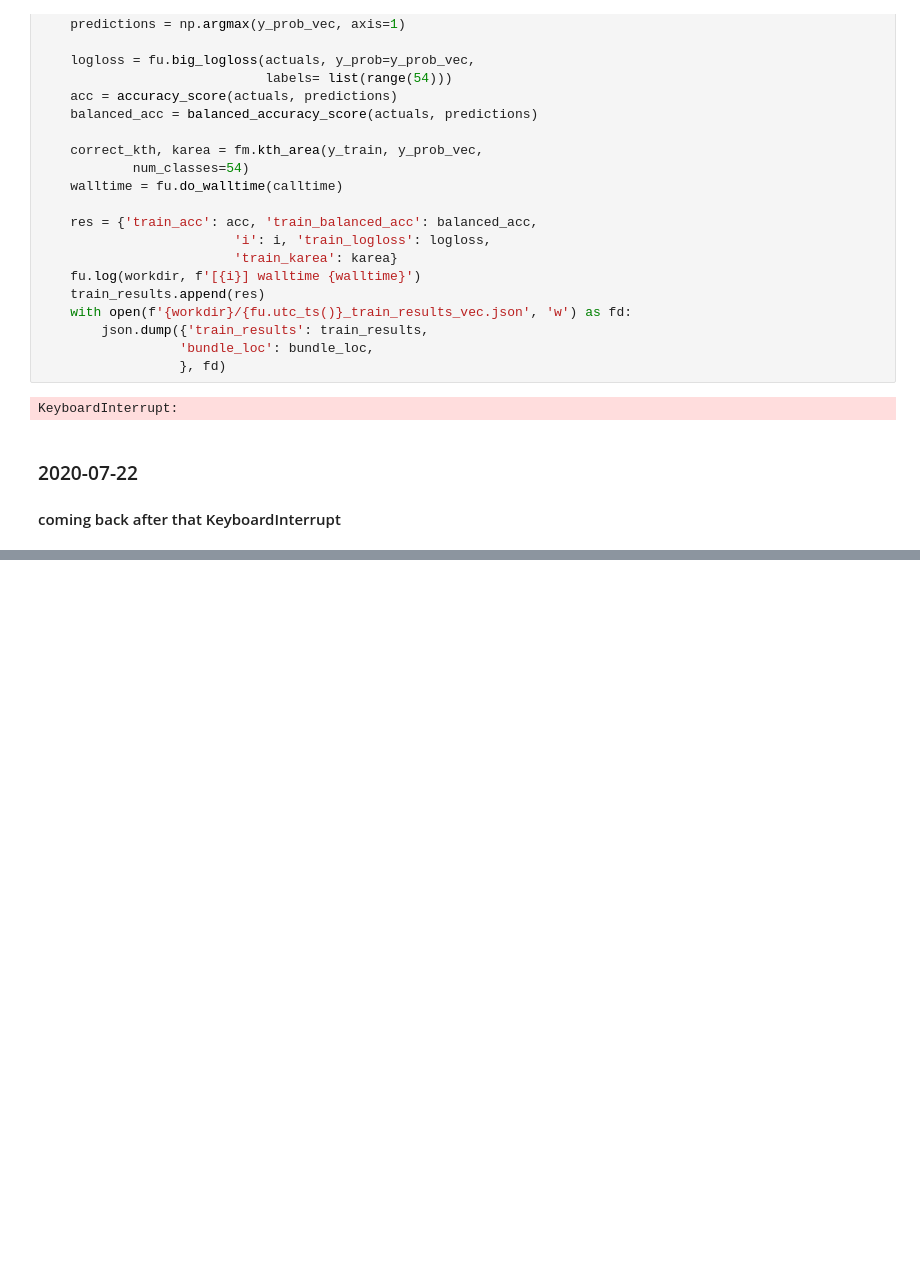
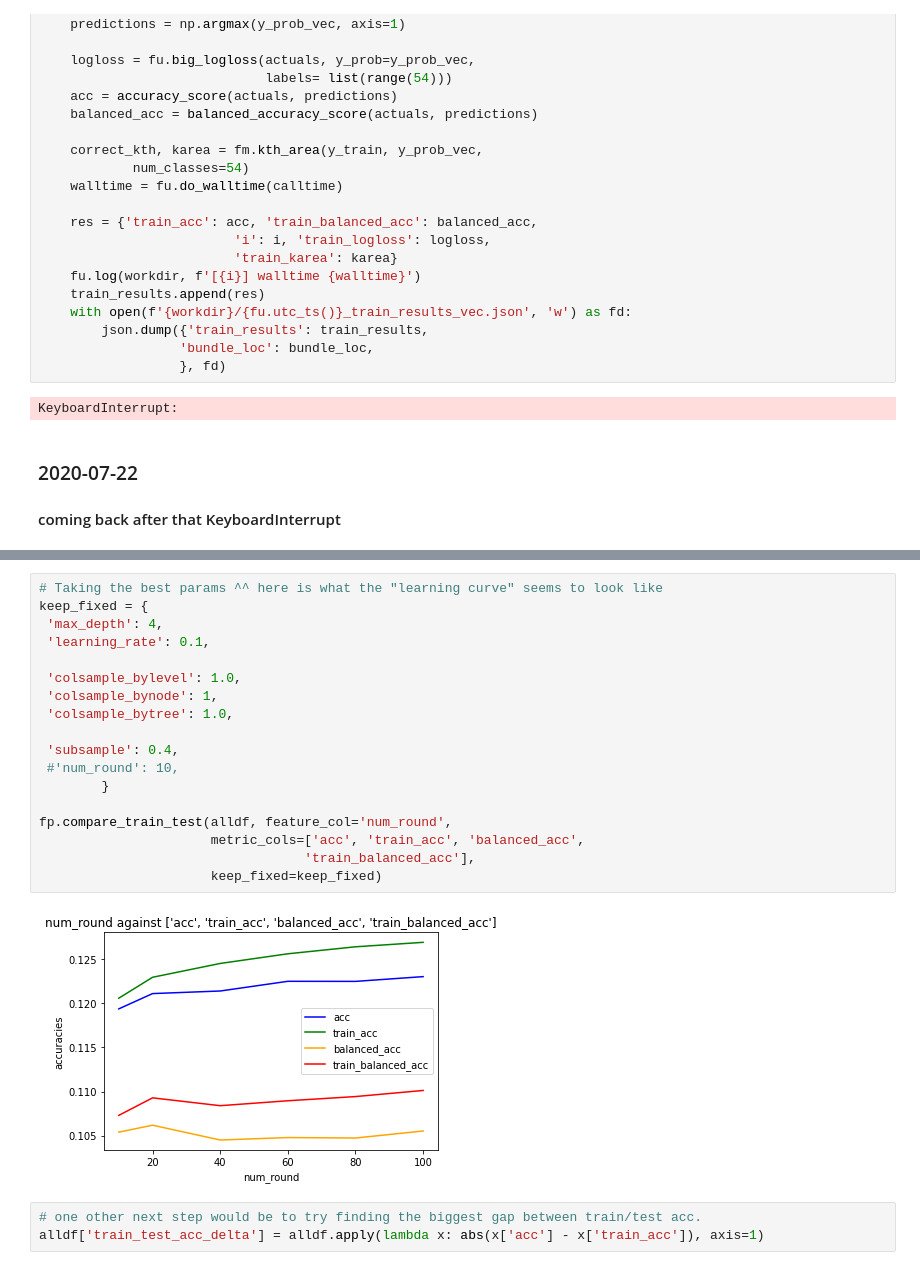
Before and after one commit to namoopsoo/learn-citibike, a Jupyter notebook: 2020-07-16-local.ipynb, the cells around one changed output, grey strips where cells are left out. Saved outputs shown, nothing was run; the diff lists cells and outputs as text; blank space fills up the shorter version.

```diff
--- a/2020-07-16-local.ipynb
+++ b/2020-07-16-local.ipynb
@@ -320,0 +406,23 @@ alldf = pd.DataFrame.from_records(train_results).merge(
+# %%
+# Taking the best params ^^ here is what the "learning curve" seems to look like
+keep_fixed = {
+ 'max_depth': 4,
+ 'learning_rate': 0.1,
+
+ 'colsample_bylevel': 1.0,
+ 'colsample_bynode': 1,
+ 'colsample_bytree': 1.0,
+
+ 'subsample': 0.4,
+ #'num_round': 10,
+        }
+
+fp.compare_train_test(alldf, feature_col='num_round',
+                      metric_cols=['acc', 'train_acc', 'balanced_acc',
+                                  'train_balanced_acc'],
+                      keep_fixed=keep_fixed)
+# %% [output]
+[figure, added]
+# %%
+# one other next step would be to try finding the biggest gap between train/test acc.
+alldf['train_test_acc_delta'] = alldf.apply(lambda x: abs(x['acc'] - x['train_acc']), axis=1)
```
Also changed, not shown: parts of 10 cells of this notebook, 4 other files.
